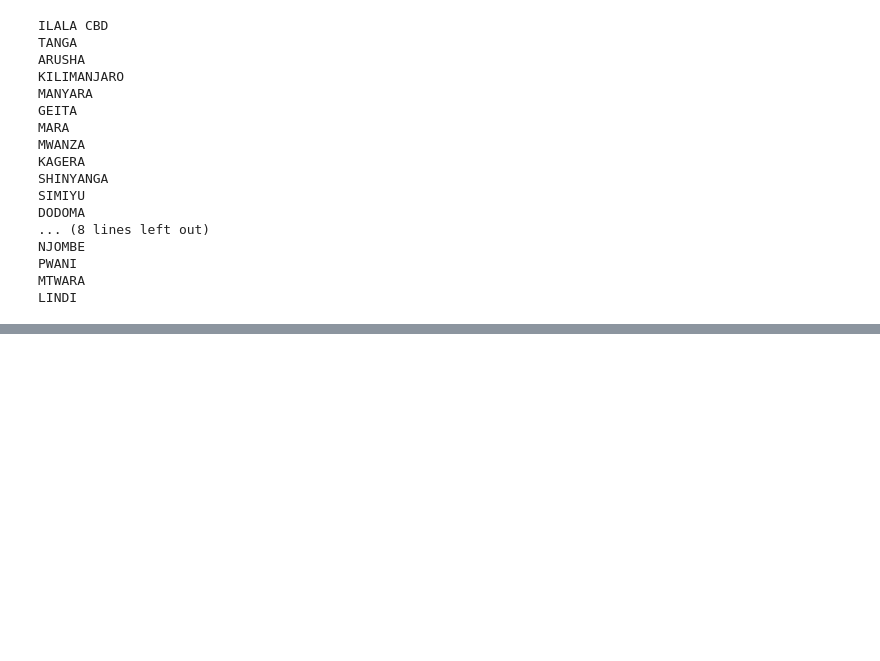
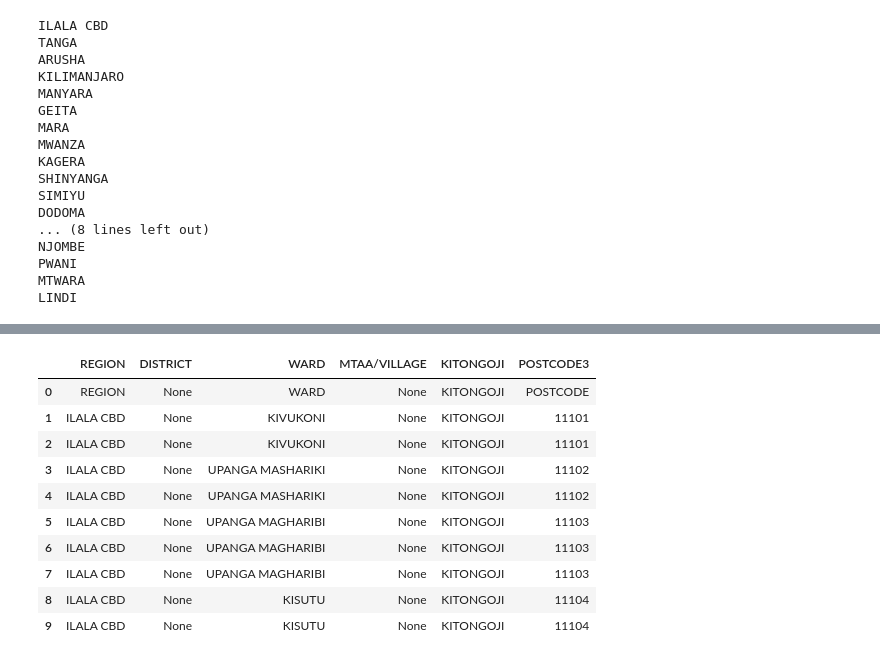
Before and after one commit to stormkilimanjaro/tzpostcodereference, a Jupyter notebook: Import PDF.ipynb, the cells around one changed output, grey strips where cells are left out. Saved outputs shown, nothing was run; the diff lists cells and outputs as text; code cells hidden in the pictures; blank space fills up the shorter version.

```diff
--- a/Import PDF.ipynb
+++ b/Import PDF.ipynb
@@ -172,0 +205,3 @@ final_regions[1].head(100)
+# %%
+for region in final_regions:
+    print (region.columns.values)
@@ -172,0 +226,24 @@ final_regions[1].head(100)
+# %%
+# Add the 'DISTRICT' and 'MTAA/VILLAGE' columns in the first region table.
+
+final_regions[0]['DISTRICT'] = None
+final_regions[0]['MTAA/VILLAGE'] = None
+# %%
+trimmed_regions = []
+for region in final_regions:
+    temp_df = region[['REGION', 'DISTRICT', 'WARD', 'MTAA/VILLAGE', 'KITONGOJI', 'POSTCODE3']]
+    trimmed_regions.append(temp_df)
+
+trimmed_regions[0].head(10)
+# %% [output]
+|  | REGION | DISTRICT | WARD | MTAA/VILLAGE | KITONGOJI | POSTCODE3 |
+| 0 | REGION | None | WARD | None | KITONGOJI | POSTCODE |
+| 1 | ILALA CBD | None | KIVUKONI | None | KITONGOJI | 11101 |
+| 2 | ILALA CBD | None | KIVUKONI | None | KITONGOJI | 11101 |
+| 3 | ILALA CBD | None | UPANGA MASHARIKI | None | KITONGOJI | 11102 |
+| 4 | ILALA CBD | None | UPANGA MASHARIKI | None | KITONGOJI | 11102 |
+| 5 | ILALA CBD | None | UPANGA MAGHARIBI | None | KITONGOJI | 11103 |
+| 6 | ILALA CBD | None | UPANGA MAGHARIBI | None | KITONGOJI | 11103 |
+| 7 | ILALA CBD | None | UPANGA MAGHARIBI | None | KITONGOJI | 11103 |
+| 8 | ILALA CBD | None | KISUTU | None | KITONGOJI | 11104 |
+| 9 | ILALA CBD | None | KISUTU | None | KITONGOJI | 11104 |
```
Also changed, not shown: parts of 17 cells of this notebook, 4 other files.
